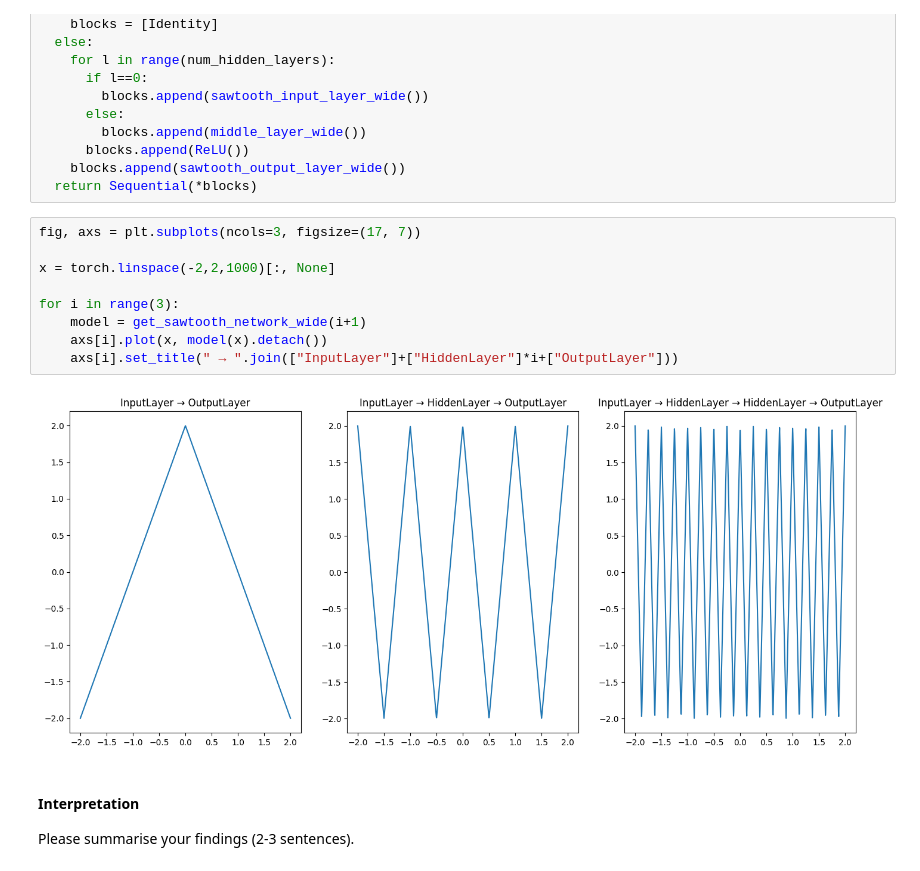
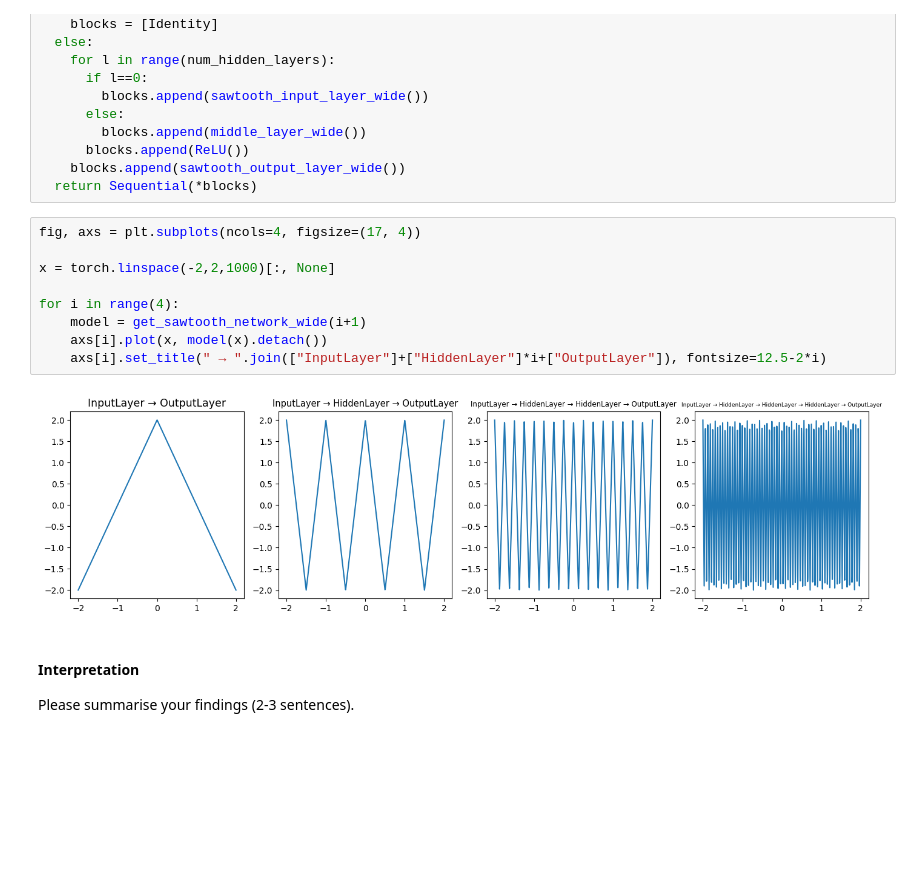
Before and after one commit to JDS289/-DNNs, a Jupyter notebook: DeepNN_2025_Assignment_1.ipynb, the cells around one changed output. Drawn from its saved outputs; the diff is of its cells as text; blank space fills up the shorter version.

```diff
--- a/DeepNN_2025_Assignment_1.ipynb
+++ b/DeepNN_2025_Assignment_1.ipynb
@@ -737,16 +620,16 @@ def get_sawtooth_network_wide(num_hidden_layers=3, middle_layer_wide=sawtooth_mi
     blocks.append(sawtooth_output_layer_wide())
   return Sequential(*blocks)
 # %%
-fig, axs = plt.subplots(ncols=3, figsize=(17, 7))
+fig, axs = plt.subplots(ncols=4, figsize=(17, 4))
 
 x = torch.linspace(-2,2,1000)[:, None]
 
-for i in range(3):
+for i in range(4):
     model = get_sawtooth_network_wide(i+1)
     axs[i].plot(x, model(x).detach())
-    axs[i].set_title(" → ".join(["InputLayer"]+["HiddenLayer"]*i+["OutputLayer"]))
+    axs[i].set_title(" → ".join(["InputLayer"]+["HiddenLayer"]*i+["OutputLayer"]), fontsize=12.5-2*i)
 # %% [output]
-[figure, old version]
+[figure, new version]
 # %% [markdown]
 #### Interpretation
 
```
Also changed, not shown: parts of 11 cells of this notebook.
